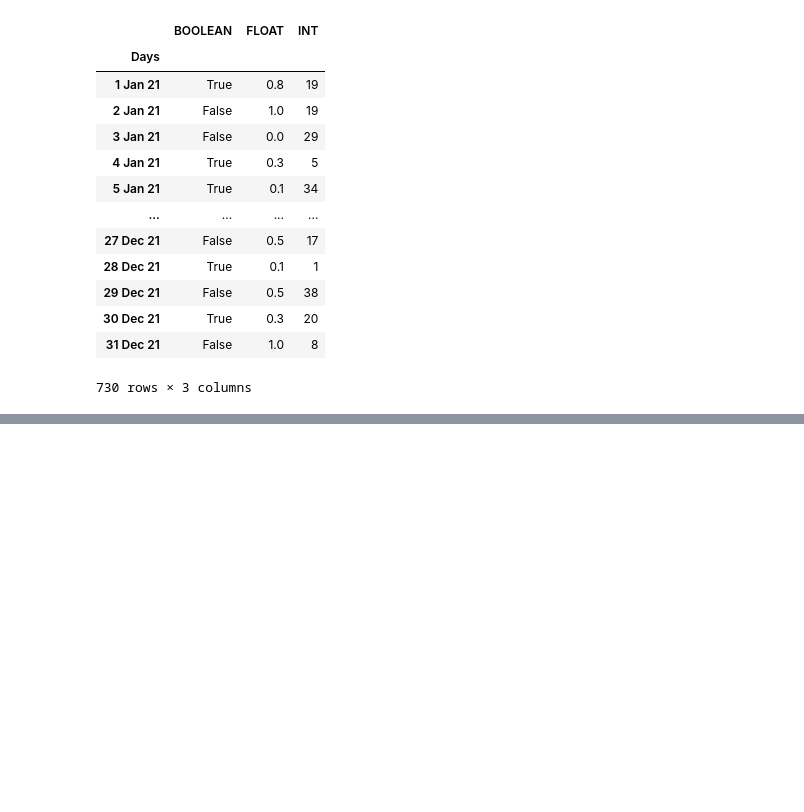
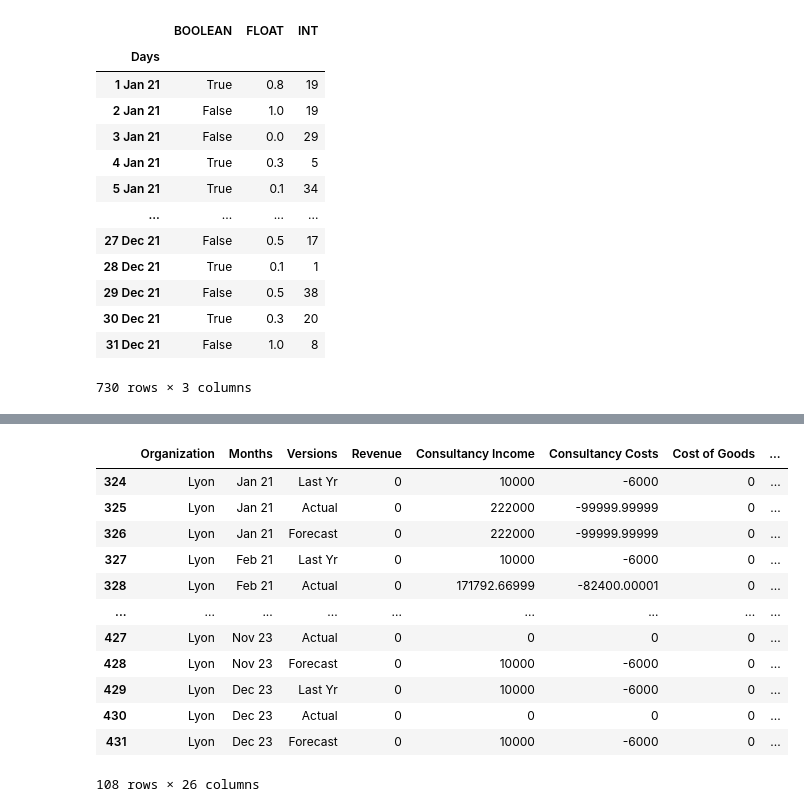
Before and after one commit to pahMelnik/------, a Jupyter notebook: plauground.ipynb, the cells around one changed output, grey strips where cells are left out. Cells and saved outputs as stored; diff of their text form; code cells hidden in the pictures; blank space fills up the shorter version.

```diff
--- a/plauground.ipynb
+++ b/plauground.ipynb
@@ -110,0 +114,16 @@ file_to_dataframe("tests/test_data/csv.csv",
+# %%
+df_csv.query('Organization == "Lyon"')
+# %% [output]
+|  | Organization | Months | Versions | Revenue | Consultancy Income | Consultancy Costs | Cost of Goods | ... |
+| 324 | Lyon | Jan 21 | Last Yr | 0 | 10000 | -6000 | 0 | ... |
+| 325 | Lyon | Jan 21 | Actual | 0 | 222000 | -99999.99999 | 0 | ... |
+| 326 | Lyon | Jan 21 | Forecast | 0 | 222000 | -99999.99999 | 0 | ... |
+| 327 | Lyon | Feb 21 | Last Yr | 0 | 10000 | -6000 | 0 | ... |
+| 328 | Lyon | Feb 21 | Actual | 0 | 171792.66999 | -82400.00001 | 0 | ... |
+| ... | ... | ... | ... | ... | ... | ... | ... | ... |
+| 427 | Lyon | Nov 23 | Actual | 0 | 0 | 0 | 0 | ... |
+| 428 | Lyon | Nov 23 | Forecast | 0 | 10000 | -6000 | 0 | ... |
+| 429 | Lyon | Dec 23 | Last Yr | 0 | 10000 | -6000 | 0 | ... |
+| 430 | Lyon | Dec 23 | Actual | 0 | 0 | 0 | 0 | ... |
+| 431 | Lyon | Dec 23 | Forecast | 0 | 10000 | -6000 | 0 | ... |
+108 rows × 26 columns
```
Also changed, not shown: parts of 8 cells of this notebook, 6 other files.
